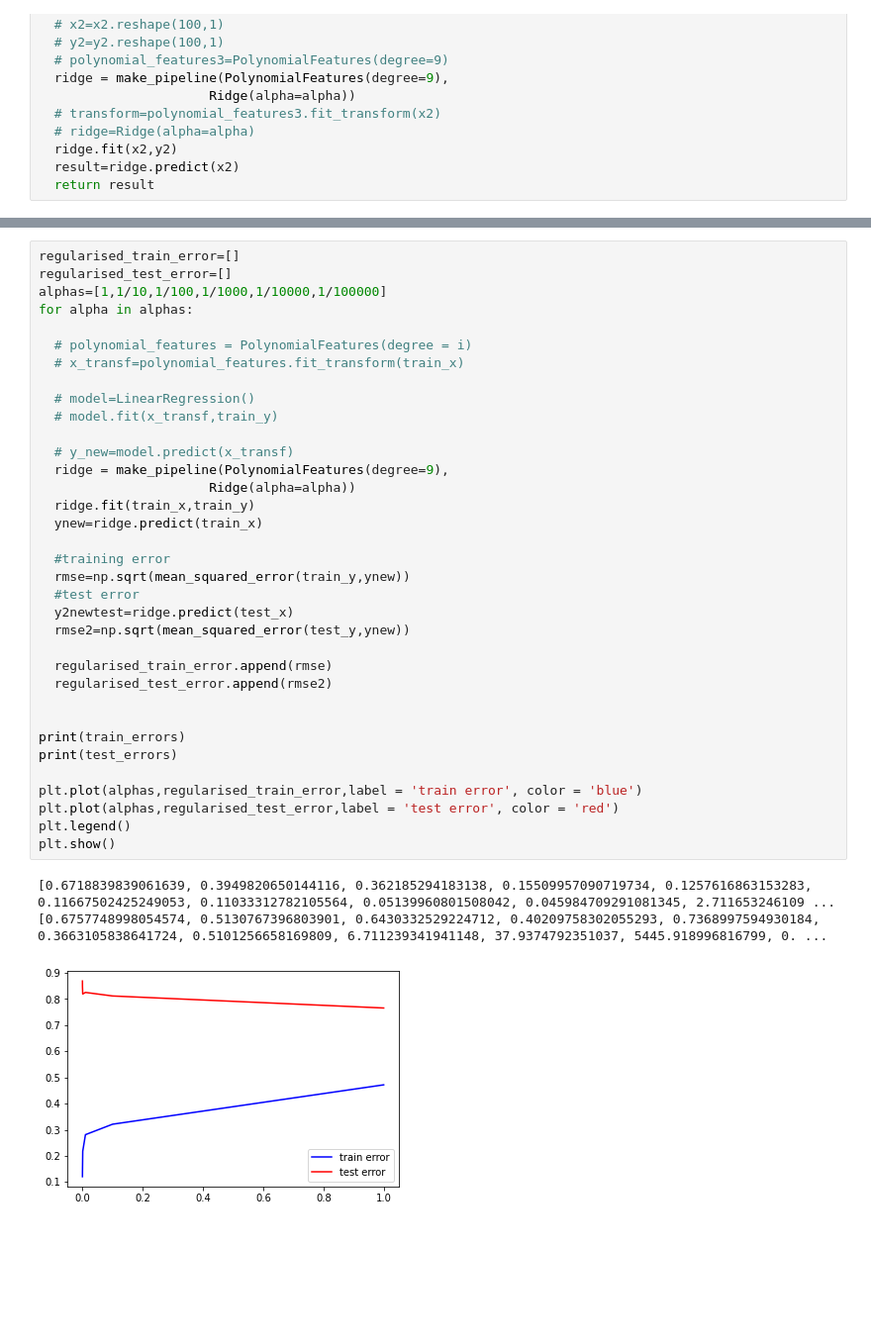
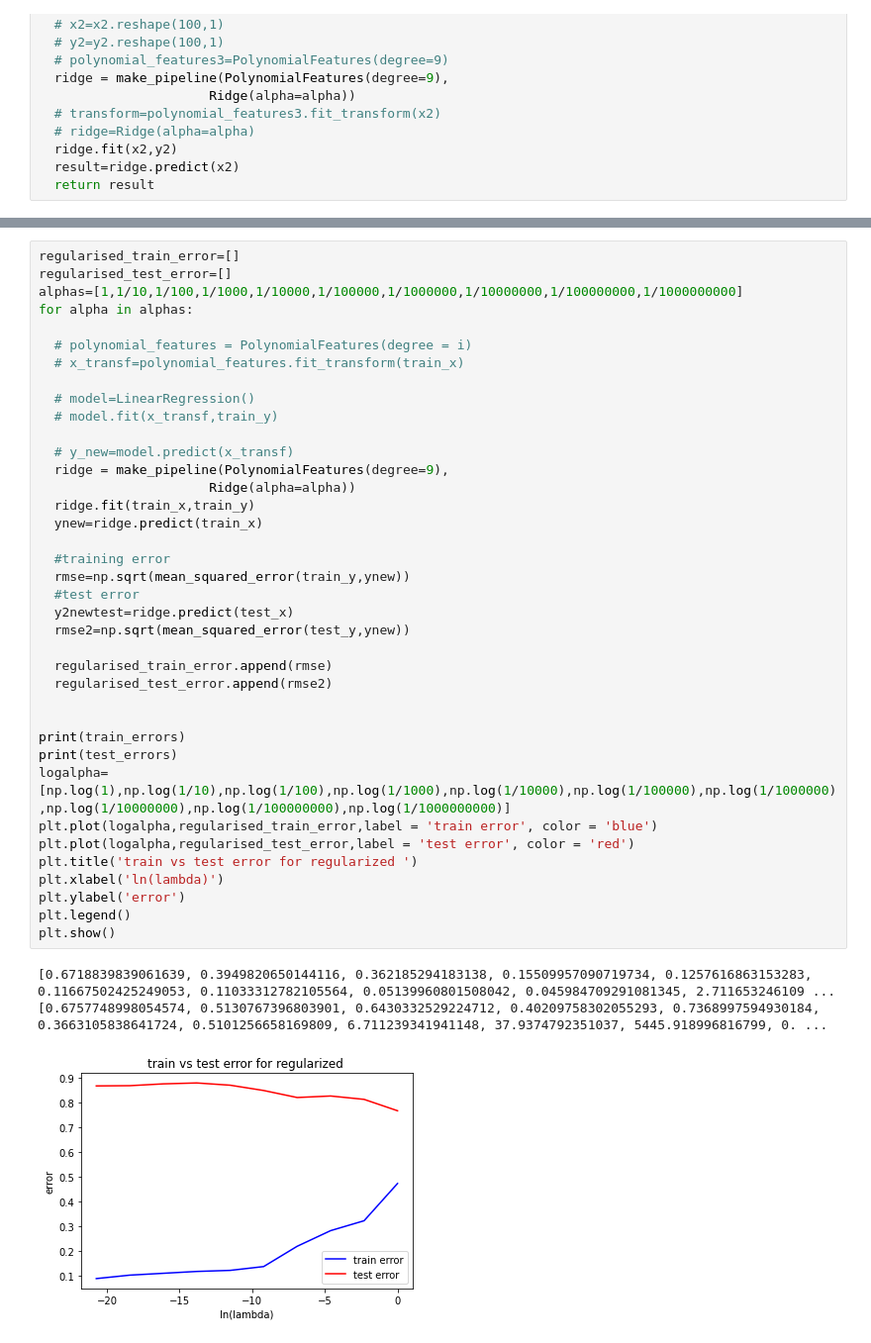
Before and after one commit to rohanmandrekar/overfitting-using-higher-order-linear-regression, a Jupyter notebook: overfitting.ipynb, the cells around one changed output, grey strips where cells are left out. Shown: that part at 99% size. Drawn from its saved outputs; the diff is of its cells as text; blank space fills up the shorter version.

```diff
--- a/overfitting.ipynb
+++ b/overfitting.ipynb
@@ -424,39 +431,42 @@ plt.show()
 # %%
 regularised_train_error=[]
 regularised_test_error=[]
-alphas=[1,1/10,1/100,1/1000,1/10000,1/100000]
+alphas=[1,1/10,1/100,1/1000,1/10000,1/100000,1/1000000,1/10000000,1/100000000,1/1000000000]
 for alpha in alphas:
 
   # polynomial_features = PolynomialFeatures(degree = i)
   # x_transf=polynomial_features.fit_transform(train_x)
 
   # model=LinearRegression()
   # model.fit(x_transf,train_y)
 
   # y_new=model.predict(x_transf)
   ridge = make_pipeline(PolynomialFeatures(degree=9),
                       Ridge(alpha=alpha))
   ridge.fit(train_x,train_y)
   ynew=ridge.predict(train_x)
 
   #training error
   rmse=np.sqrt(mean_squared_error(train_y,ynew))
   #test error
   y2newtest=ridge.predict(test_x)
   rmse2=np.sqrt(mean_squared_error(test_y,ynew))
 
   regularised_train_error.append(rmse)
   regularised_test_error.append(rmse2)
 
 
 print(train_errors)
 print(test_errors)
-
-plt.plot(alphas,regularised_train_error,label = 'train error', color = 'blue')
-plt.plot(alphas,regularised_test_error,label = 'test error', color = 'red')
+logalpha=[np.log(1),np.log(1/10),np.log(1/100),np.log(1/1000),np.log(1/10000),np.log(1/100000),np.log(1/1000000),np.log(1/10000000),np.log(1/100000000),np.log(1/1000000000)]
+plt.plot(logalpha,regularised_train_error,label = 'train error', color = 'blue')
+plt.plot(logalpha,regularised_test_error,label = 'test error', color = 'red')
+plt.title('train vs test error for regularized ')
+plt.xlabel('ln(lambda)')
+plt.ylabel('error')
 plt.legend()
 plt.show()
 # %% [output]
 [0.6718839839061639, 0.3949820650144116, 0.362185294183138, 0.15509957090719734, 0.1257616863153283, 0.11667502425249053, 0.11033312782105564, 0.05139960801508042, 0.045984709291081345, 2.711653246109 ...
 [0.6757748998054574, 0.5130767396803901, 0.6430332529224712, 0.40209758302055293, 0.7368997594930184, 0.3663105838641724, 0.5101256658169809, 6.711239341941148, 37.9374792351037, 5445.918996816799, 0. ...
-[figure, old version]
+[figure, new version]
```
Also changed, not shown: parts of 2 cells of this notebook.
